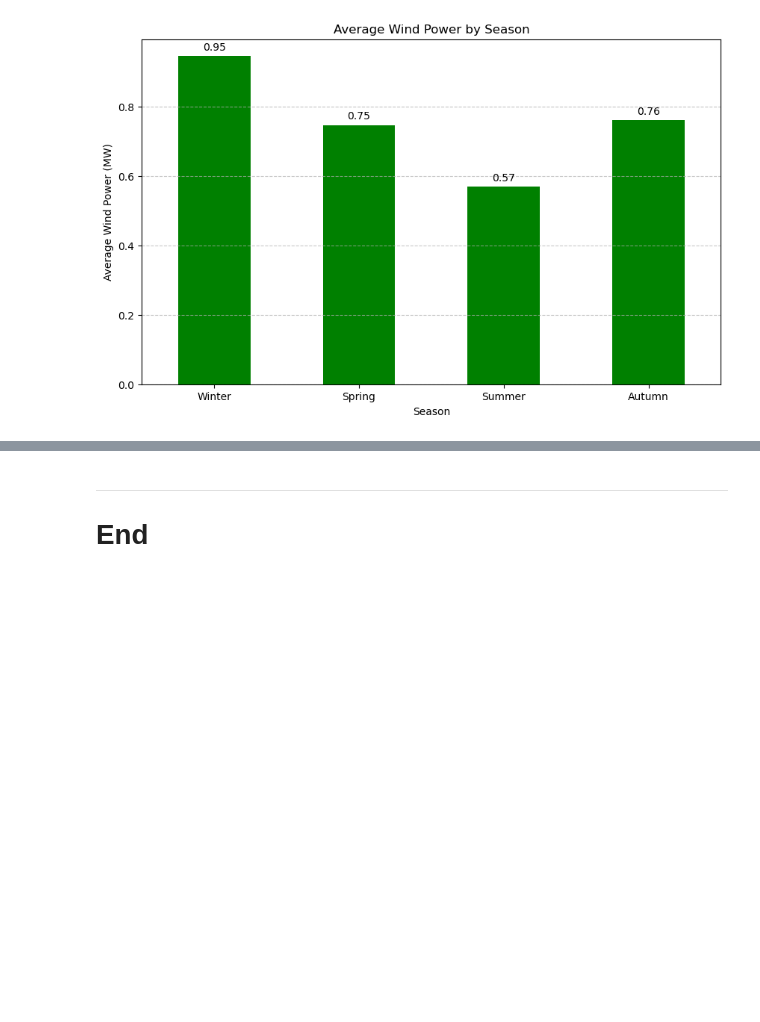
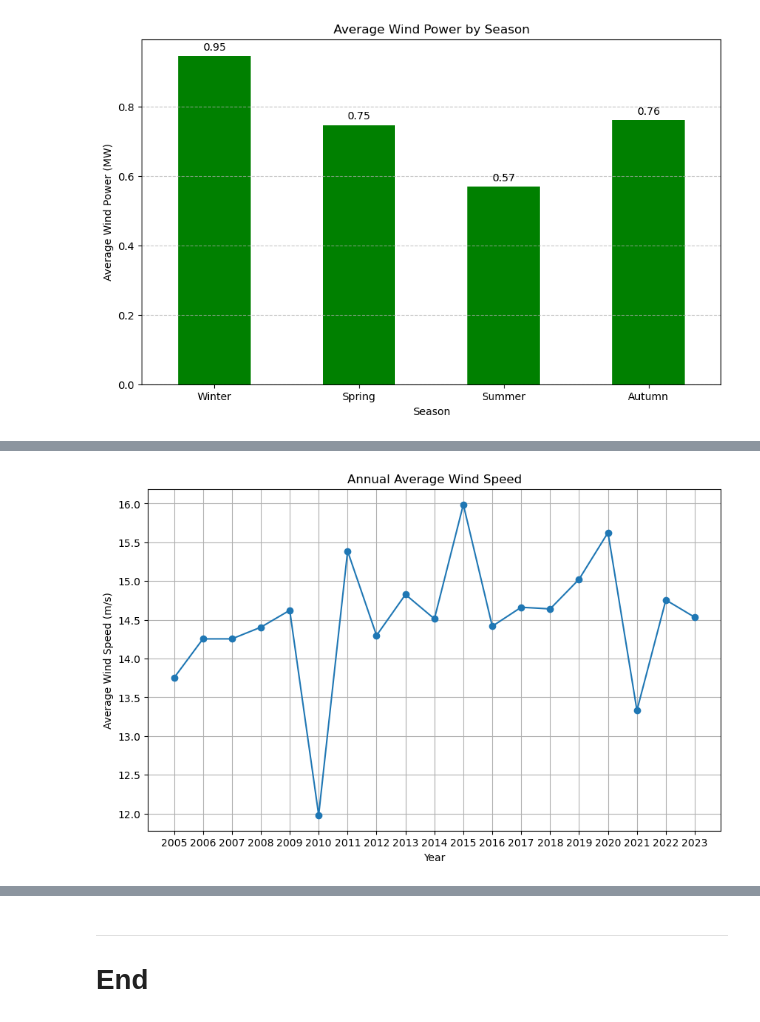
Before and after one commit to filipekojak88/PFDA, a Jupyter notebook: project/windspeed.ipynb, the cells around one changed output, grey strips where cells are left out. Drawn from its saved outputs; the diff is of its cells as text; code cells hidden in the pictures; blank space fills up the shorter version.

```diff
--- a/project/windspeed.ipynb
+++ b/project/windspeed.ipynb
@@ -476,0 +517,8 @@ plt.show()
+# %%
+# Interpolate the 'wdsp' column to fill missing values
+df['wdsp'] = df['wdsp'].interpolate(method='time')
+# %%
+# Interpolate the 'year' column to fill missing values
+df['year'] = df['year'].interpolate(method='time')
+# %%
+df['year'] = df['year'].astype(int)
@@ -476,0 +547,4 @@ plt.show()
+# %%
+# Reset the index to bring the 'date' column back
+df.reset_index(inplace=True)
+df.rename(columns={'index': 'date'}, inplace=True)
@@ -476,0 +553,16 @@ plt.show()
+# %%
+# Calculate annual average wind speed
+annual_avg_wind_speed = df.groupby('year')['wdsp'].mean()
+
+# Plot the data
+annual_avg_wind_speed.plot(kind='line', marker='o', figsize=(10, 6), title='Annual Average Wind Speed')
+plt.xlabel('Year')
+plt.ylabel('Average Wind Speed (m/s)')
+plt.grid()
+
+# Set the x-axis to display integer years without decimal places
+plt.xticks(annual_avg_wind_speed.index)
+
+plt.show()
+# %% [output]
+[figure, added]
```
Also changed, not shown: parts of 31 cells of this notebook, 1 other file.
